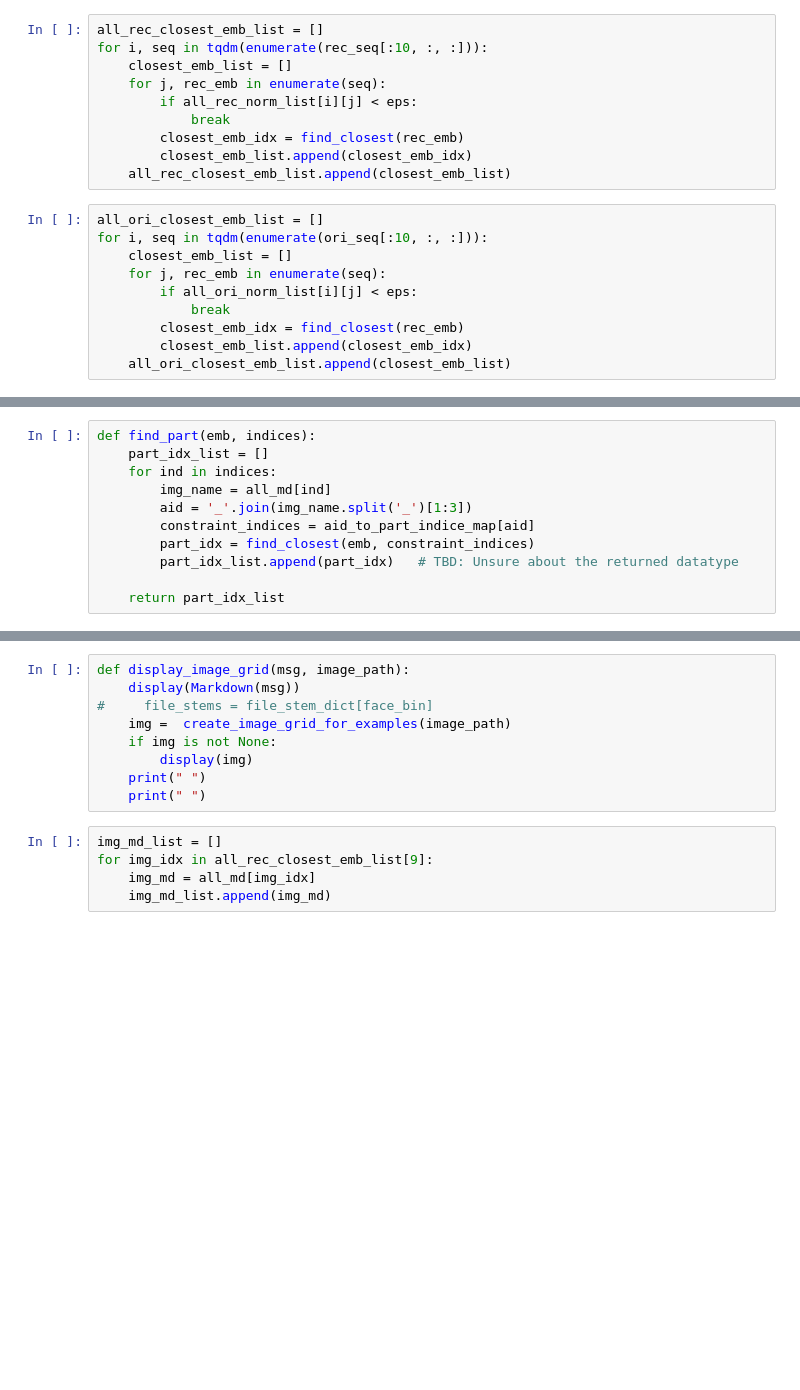
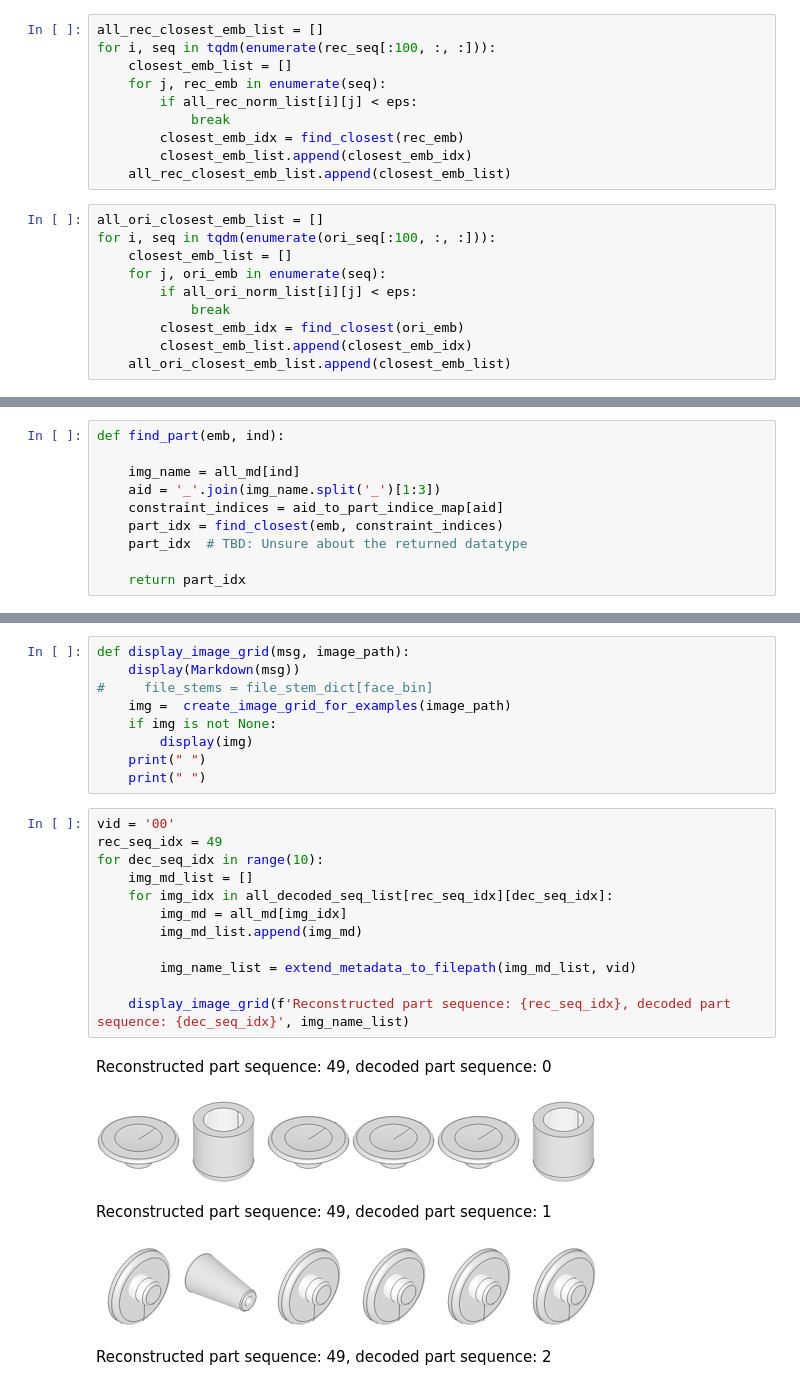
Before and after one commit to gymbeijing/mechanism-identification-public, a Jupyter notebook: search_parts.ipynb, the cells around one changed output, grey strips where cells are left out. Cells and saved outputs as stored; diff of their text form; blank space fills up the shorter version.

Commit message:
Completed topk sequence decoding

```diff
--- a/search_parts.ipynb
+++ b/search_parts.ipynb
@@ -93,7 +93,7 @@ def find_closest(emb, indices=list(range(len(all_emb)))):
     return idx.item()
 # %%
 all_rec_closest_emb_list = []
-for i, seq in tqdm(enumerate(rec_seq[:10, :, :])):
+for i, seq in tqdm(enumerate(rec_seq[:100, :, :])):
     closest_emb_list = []
     for j, rec_emb in enumerate(seq):
         if all_rec_norm_list[i][j] < eps:
@@ -103,12 +103,12 @@ for i, seq in tqdm(enumerate(rec_seq[:10, :, :])):
     all_rec_closest_emb_list.append(closest_emb_list)
 # %%
 all_ori_closest_emb_list = []
-for i, seq in tqdm(enumerate(ori_seq[:10, :, :])):
+for i, seq in tqdm(enumerate(ori_seq[:100, :, :])):
     closest_emb_list = []
-    for j, rec_emb in enumerate(seq):
+    for j, ori_emb in enumerate(seq):
         if all_ori_norm_list[i][j] < eps:
             break
-        closest_emb_idx = find_closest(rec_emb)
+        closest_emb_idx = find_closest(ori_emb)
         closest_emb_list.append(closest_emb_idx)
     all_ori_closest_emb_list.append(closest_emb_list)
 # %%
@@ -168,14 +168,13 @@ def compute_aid_to_part_indice_map():
 # %%
 aid_to_part_indice_map = compute_aid_to_part_indice_map()
 # %%
-def find_part(emb, indices):
-    part_idx_list = []
-    for ind in indices:
-        img_name = all_md[ind]
-        aid = '_'.join(img_name.split('_')[1:3])
-        constraint_indices = aid_to_part_indice_map[aid]
-        part_idx = find_closest(emb, constraint_indices)
-        part_idx_list.append(part_idx)   # TBD: Unsure about the returned datatype
+def find_part(emb, ind):
 
-    return part_idx_list
+    img_name = all_md[ind]
+    aid = '_'.join(img_name.split('_')[1:3])
+    constraint_indices = aid_to_part_indice_map[aid]
+    part_idx = find_closest(emb, constraint_indices)
+    part_idx  # TBD: Unsure about the returned datatype
+
+    return part_idx
 # %%
@@ -279,7 +299,20 @@ def display_image_grid(msg, image_path):
     print(" ")
     print(" ")
 # %%
-img_md_list = []
-for img_idx in all_rec_closest_emb_list[9]:
-    img_md = all_md[img_idx]
-    img_md_list.append(img_md)
+vid = '00'
+rec_seq_idx = 49
+for dec_seq_idx in range(10):
+    img_md_list = []
+    for img_idx in all_decoded_seq_list[rec_seq_idx][dec_seq_idx]:
+        img_md = all_md[img_idx]
+        img_md_list.append(img_md)
+
+        img_name_list = extend_metadata_to_filepath(img_md_list, vid)
+
+    display_image_grid(f'Reconstructed part sequence: {rec_seq_idx}, decoded part sequence: {dec_seq_idx}', img_name_list)
+# %% [output]
+Reconstructed part sequence: 49, decoded part sequence: 0
+[figure, added]
+Reconstructed part sequence: 49, decoded part sequence: 1
+[figure, added]
+Reconstructed part sequence: 49, decoded part sequence: 2
```
Also changed, not shown: parts of 8 cells of this notebook.
